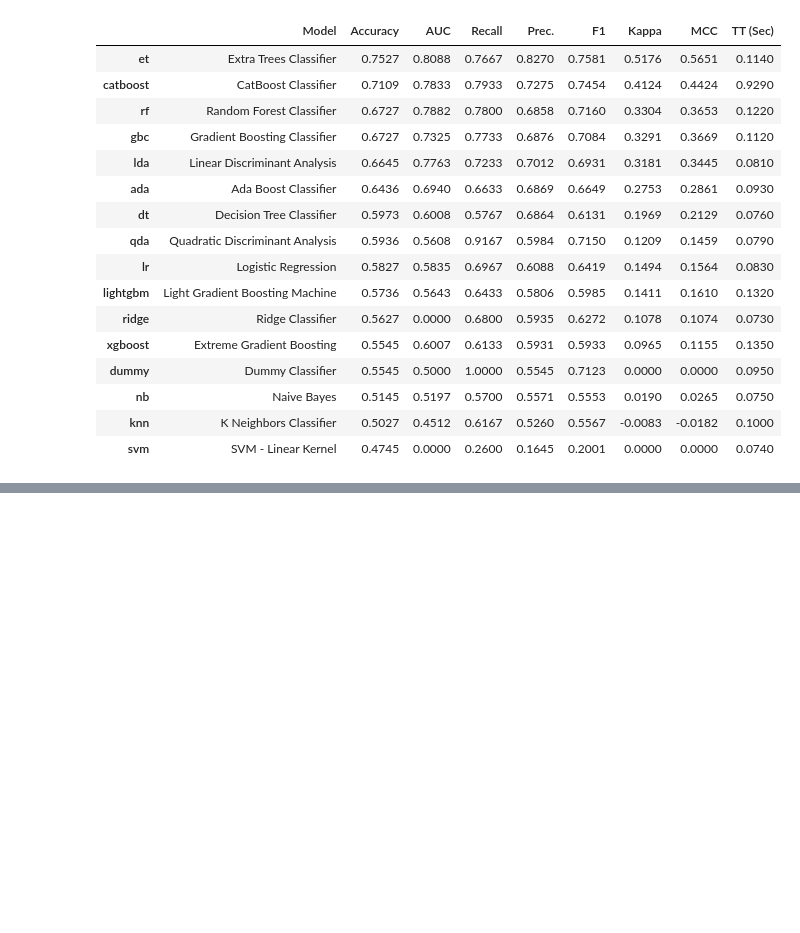
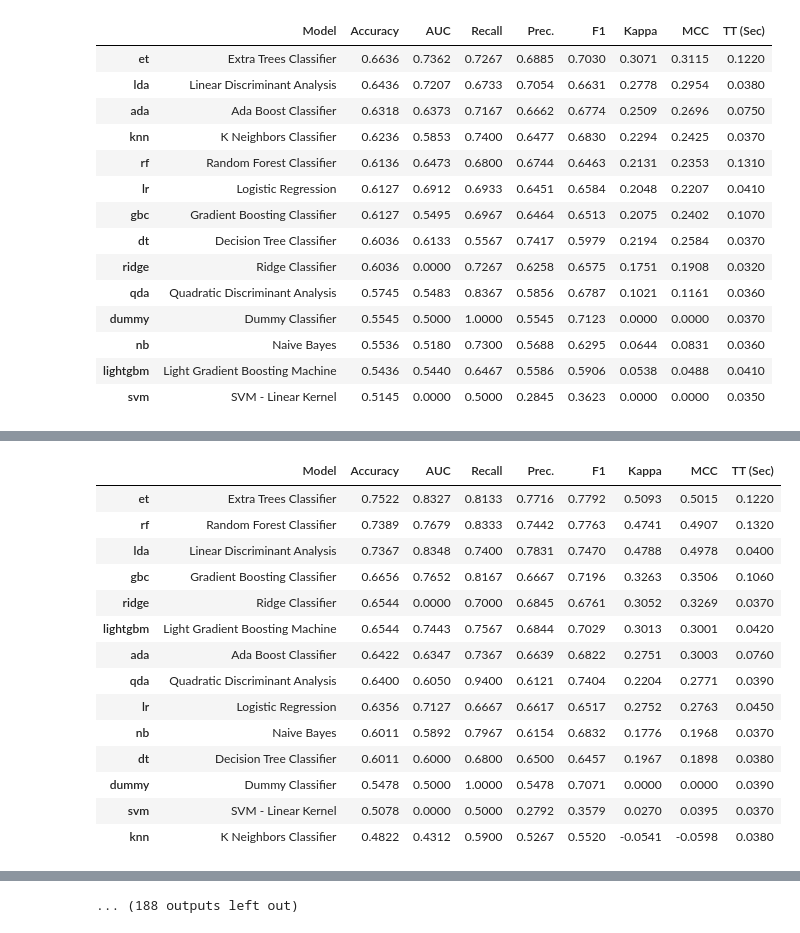
Before and after one commit to fmegahed/shoulder_fatigue_modeling, a Jupyter notebook: classification/general_classification.ipynb, the cells around one changed output, grey strips where cells are left out. Cells and saved outputs as stored; diff of their text form; code cells hidden in the pictures; blank space fills up the shorter version.

```diff
--- a/classification/general_classification.ipynb
+++ b/classification/general_classification.ipynb
@@ -17,7 +17,7 @@ train_general_df = pd.DataFrame()
 test_general_df = pd.DataFrame()
 feature_importance_general_df = pd.DataFrame()
 
-for sub in [(2, 3, 6)]:  # EX: combinations_list
+for sub in combinations_list:  # EX: [(2, 3, 6)]
     # Split data into training and testing based on subject
     train = df[~df['subject'].isin(sub)]
     test = df[df['subject'].isin(sub)]
@@ -37,46 +37,44 @@ for sub in [(2, 3, 6)]:  # EX: combinations_list
         test_result = predict_model(model, data=test, verbose=False)
         test_result_df = pull()
         test_result_df['Model'] = str(model).split('(')[0]
         test_result_df['test_set'] = str(sub)
         test_results = pd.concat([test_results, test_result_df], ignore_index=True)
 
         # Add feature importance of model to dataframe
         try:
             importance = pd.DataFrame({'Feature': get_config('X_train').columns, 'Value': abs(model.feature_importances_)}).sort_values(by='Value', ascending=False).reset_index(drop=True)
         except:
             try:
                 importance = pd.DataFrame({'Feature': get_config('X_train').columns, 'Value': abs(model.coef_)}).sort_values(by='Value', ascending=False).reset_index(drop=True)
             except:
                 importance = pd.DataFrame({'Feature': ['error'], 'Value': [0]})
 
         # Append feature importance to dataframe
         importance['Model'] = str(model).split('(')[0]
         importance['test_subjects'] = str(sub)
         feature_importance_general_df = pd.concat([feature_importance_general_df, importance], ignore_index=True)
 
     # Append test model results to dataframe
     test_general_df = pd.concat([test_general_df, test_results], ignore_index=True)
 
 # Save dataframes to csv
 train_general_df.to_csv(f'outputs/train_general.csv', index=False)
 test_general_df.to_csv(f'outputs/test_general.csv', index=False)
 feature_importance_general_df.to_csv(f'outputs/feature_importance_general.csv', index=False)
 # %% [output]
 [interactive output not drawn]
 |  | Model | Accuracy | AUC | Recall | Prec. | F1 | Kappa | MCC | TT (Sec) |
-| et | Extra Trees Classifier | 0.7527 | 0.8088 | 0.7667 | 0.8270 | 0.7581 | 0.5176 | 0.5651 | 0.1140 |
-| catboost | CatBoost Classifier | 0.7109 | 0.7833 | 0.7933 | 0.7275 | 0.7454 | 0.4124 | 0.4424 | 0.9290 |
-| rf | Random Forest Classifier | 0.6727 | 0.7882 | 0.7800 | 0.6858 | 0.7160 | 0.3304 | 0.3653 | 0.1220 |
-| gbc | Gradient Boosting Classifier | 0.6727 | 0.7325 | 0.7733 | 0.6876 | 0.7084 | 0.3291 | 0.3669 | 0.1120 |
-| lda | Linear Discriminant Analysis | 0.6645 | 0.7763 | 0.7233 | 0.7012 | 0.6931 | 0.3181 | 0.3445 | 0.0810 |
-| ada | Ada Boost Classifier | 0.6436 | 0.6940 | 0.6633 | 0.6869 | 0.6649 | 0.2753 | 0.2861 | 0.0930 |
-| dt | Decision Tree Classifier | 0.5973 | 0.6008 | 0.5767 | 0.6864 | 0.6131 | 0.1969 | 0.2129 | 0.0760 |
-| qda | Quadratic Discriminant Analysis | 0.5936 | 0.5608 | 0.9167 | 0.5984 | 0.7150 | 0.1209 | 0.1459 | 0.0790 |
-| lr | Logistic Regression | 0.5827 | 0.5835 | 0.6967 | 0.6088 | 0.6419 | 0.1494 | 0.1564 | 0.0830 |
-| lightgbm | Light Gradient Boosting Machine | 0.5736 | 0.5643 | 0.6433 | 0.5806 | 0.5985 | 0.1411 | 0.1610 | 0.1320 |
-| ridge | Ridge Classifier | 0.5627 | 0.0000 | 0.6800 | 0.5935 | 0.6272 | 0.1078 | 0.1074 | 0.0730 |
-| xgboost | Extreme Gradient Boosting | 0.5545 | 0.6007 | 0.6133 | 0.5931 | 0.5933 | 0.0965 | 0.1155 | 0.1350 |
-| dummy | Dummy Classifier | 0.5545 | 0.5000 | 1.0000 | 0.5545 | 0.7123 | 0.0000 | 0.0000 | 0.0950 |
-| nb | Naive Bayes | 0.5145 | 0.5197 | 0.5700 | 0.5571 | 0.5553 | 0.0190 | 0.0265 | 0.0750 |
-| knn | K Neighbors Classifier | 0.5027 | 0.4512 | 0.6167 | 0.5260 | 0.5567 | -0.0083 | -0.0182 | 0.1000 |
-| svm | SVM - Linear Kernel | 0.4745 | 0.0000 | 0.2600 | 0.1645 | 0.2001 | 0.0000 | 0.0000 | 0.0740 |
+| et | Extra Trees Classifier | 0.6636 | 0.7362 | 0.7267 | 0.6885 | 0.7030 | 0.3071 | 0.3115 | 0.1220 |
+| lda | Linear Discriminant Analysis | 0.6436 | 0.7207 | 0.6733 | 0.7054 | 0.6631 | 0.2778 | 0.2954 | 0.0380 |
+| ada | Ada Boost Classifier | 0.6318 | 0.6373 | 0.7167 | 0.6662 | 0.6774 | 0.2509 | 0.2696 | 0.0750 |
+| knn | K Neighbors Classifier | 0.6236 | 0.5853 | 0.7400 | 0.6477 | 0.6830 | 0.2294 | 0.2425 | 0.0370 |
+| rf | Random Forest Classifier | 0.6136 | 0.6473 | 0.6800 | 0.6744 | 0.6463 | 0.2131 | 0.2353 | 0.1310 |
+| lr | Logistic Regression | 0.6127 | 0.6912 | 0.6933 | 0.6451 | 0.6584 | 0.2048 | 0.2207 | 0.0410 |
+| gbc | Gradient Boosting Classifier | 0.6127 | 0.5495 | 0.6967 | 0.6464 | 0.6513 | 0.2075 | 0.2402 | 0.1070 |
+| dt | Decision Tree Classifier | 0.6036 | 0.6133 | 0.5567 | 0.7417 | 0.5979 | 0.2194 | 0.2584 | 0.0370 |
+| ridge | Ridge Classifier | 0.6036 | 0.0000 | 0.7267 | 0.6258 | 0.6575 | 0.1751 | 0.1908 | 0.0320 |
+| qda | Quadratic Discriminant Analysis | 0.5745 | 0.5483 | 0.8367 | 0.5856 | 0.6787 | 0.1021 | 0.1161 | 0.0360 |
+| dummy | Dummy Classifier | 0.5545 | 0.5000 | 1.0000 | 0.5545 | 0.7123 | 0.0000 | 0.0000 | 0.0370 |
+| nb | Naive Bayes | 0.5536 | 0.5180 | 0.7300 | 0.5688 | 0.6295 | 0.0644 | 0.0831 | 0.0360 |
+| lightgbm | Light Gradient Boosting Machine | 0.5436 | 0.5440 | 0.6467 | 0.5586 | 0.5906 | 0.0538 | 0.0488 | 0.0410 |
+| svm | SVM - Linear Kernel | 0.5145 | 0.0000 | 0.5000 | 0.2845 | 0.3623 | 0.0000 | 0.0000 | 0.0350 |
@@ -82,0 +83,15 @@ feature_importance_general_df.to_csv(f'outputs/feature_importance_general.csv',
+|  | Model | Accuracy | AUC | Recall | Prec. | F1 | Kappa | MCC | TT (Sec) |
+| et | Extra Trees Classifier | 0.7522 | 0.8327 | 0.8133 | 0.7716 | 0.7792 | 0.5093 | 0.5015 | 0.1220 |
+| rf | Random Forest Classifier | 0.7389 | 0.7679 | 0.8333 | 0.7442 | 0.7763 | 0.4741 | 0.4907 | 0.1320 |
+| lda | Linear Discriminant Analysis | 0.7367 | 0.8348 | 0.7400 | 0.7831 | 0.7470 | 0.4788 | 0.4978 | 0.0400 |
+| gbc | Gradient Boosting Classifier | 0.6656 | 0.7652 | 0.8167 | 0.6667 | 0.7196 | 0.3263 | 0.3506 | 0.1060 |
+| ridge | Ridge Classifier | 0.6544 | 0.0000 | 0.7000 | 0.6845 | 0.6761 | 0.3052 | 0.3269 | 0.0370 |
+| lightgbm | Light Gradient Boosting Machine | 0.6544 | 0.7443 | 0.7567 | 0.6844 | 0.7029 | 0.3013 | 0.3001 | 0.0420 |
+| ada | Ada Boost Classifier | 0.6422 | 0.6347 | 0.7367 | 0.6639 | 0.6822 | 0.2751 | 0.3003 | 0.0760 |
+| qda | Quadratic Discriminant Analysis | 0.6400 | 0.6050 | 0.9400 | 0.6121 | 0.7404 | 0.2204 | 0.2771 | 0.0390 |
+| lr | Logistic Regression | 0.6356 | 0.7127 | 0.6667 | 0.6617 | 0.6517 | 0.2752 | 0.2763 | 0.0450 |
+| nb | Naive Bayes | 0.6011 | 0.5892 | 0.7967 | 0.6154 | 0.6832 | 0.1776 | 0.1968 | 0.0370 |
+| dt | Decision Tree Classifier | 0.6011 | 0.6000 | 0.6800 | 0.6500 | 0.6457 | 0.1967 | 0.1898 | 0.0380 |
+| dummy | Dummy Classifier | 0.5478 | 0.5000 | 1.0000 | 0.5478 | 0.7071 | 0.0000 | 0.0000 | 0.0390 |
+| svm | SVM - Linear Kernel | 0.5078 | 0.0000 | 0.5000 | 0.2792 | 0.3579 | 0.0270 | 0.0395 | 0.0370 |
+| knn | K Neighbors Classifier | 0.4822 | 0.4312 | 0.5900 | 0.5267 | 0.5520 | -0.0541 | -0.0598 | 0.0380 |
@@ -82,0 +133 @@ feature_importance_general_df.to_csv(f'outputs/feature_importance_general.csv',
+... (188 outputs left out)
```
Also changed, not shown: parts of 1 cell of this notebook, 3 other files.
